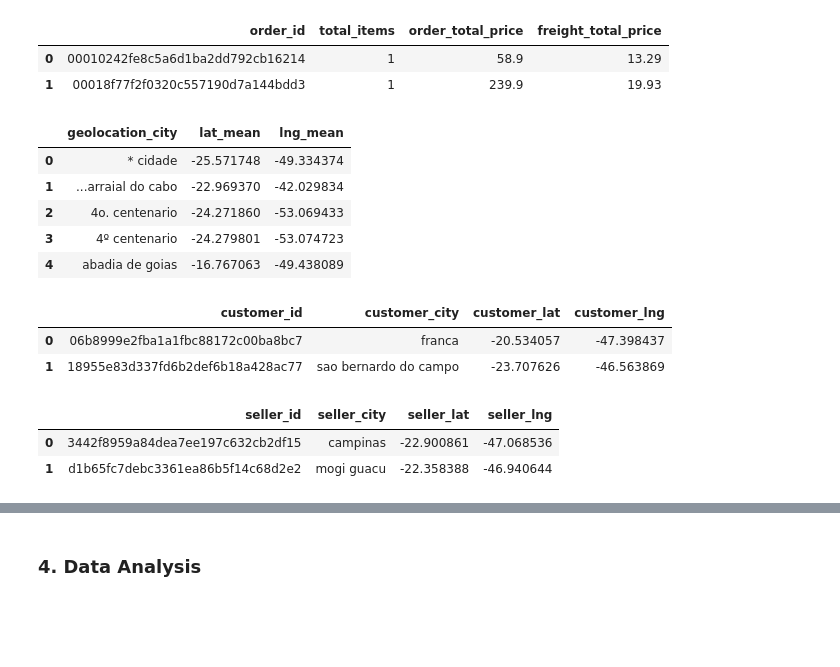
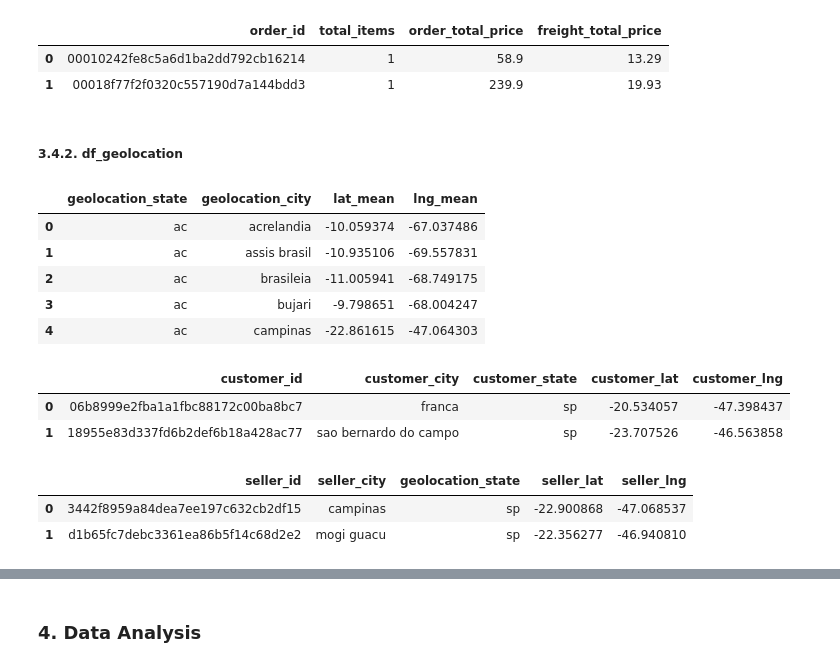
Before and after one commit to bruno-lima98/portfolio-olist-brazilian-ecommerce, a Jupyter notebook: main.ipynb, the cells around one changed output, grey strips where cells are left out. Drawn from its saved outputs; the diff is of its cells as text; code cells hidden in the pictures; blank space fills up the shorter version.

```diff
--- a/main.ipynb
+++ b/main.ipynb
@@ -296,40 +330,73 @@ df_group_orders.head(2)
+# %% [markdown]
+##### 3.4.2. df_geolocation
+# %%
+import unicodedata
+
+def limpar_texto(texto):
+    if isinstance(texto, str):
+        texto = unicodedata.normalize('NFKD', texto)
+        texto = ''.join(c for c in texto if not unicodedata.combining(c))
+        return texto.lower()
+    return texto
+# %%
+# google resarch, in Brasil the values of latitute and longitude must be between:
+# latitute: -33.751° and +5.272°
+# longitude: -73.991° and -33.751°
+
+df_geolocation = df_geolocation[
+    (df_geolocation["geolocation_lat"] > -34) &
+    (df_geolocation["geolocation_lat"] < 6)   &
+    (df_geolocation["geolocation_lng"] > -74) &
+    (df_geolocation["geolocation_lng"] < -34)
+    ]
 # %%
-df_city = df_geolocation.groupby(by="geolocation_city").agg(
+df_geolocation = df_geolocation.copy()
+
+df_geolocation["geolocation_city"] = df_geolocation["geolocation_city"].apply(limpar_texto)
+df_geolocation["geolocation_state"] = df_geolocation["geolocation_state"].apply(limpar_texto)
+
+df_city = df_geolocation.groupby(["geolocation_state", "geolocation_city"]).agg(
     lat_mean=("geolocation_lat", "mean"),
     lng_mean=("geolocation_lng", "mean")
 ).reset_index()
 
 df_city.head()
 # %% [output]
-|  | geolocation_city | lat_mean | lng_mean |
-| 0 | * cidade | -25.571748 | -49.334374 |
-| 1 | ...arraial do cabo | -22.969370 | -42.029834 |
-| 2 | 4o. centenario | -24.271860 | -53.069433 |
-| 3 | 4º centenario | -24.279801 | -53.074723 |
-| 4 | abadia de goias | -16.767063 | -49.438089 |
+|  | geolocation_state | geolocation_city | lat_mean | lng_mean |
+| 0 | ac | acrelandia | -10.059374 | -67.037486 |
+| 1 | ac | assis brasil | -10.935106 | -69.557831 |
+| 2 | ac | brasileia | -11.005941 | -68.749175 |
+| 3 | ac | bujari | -9.798651 | -68.004247 |
+| 4 | ac | campinas | -22.861615 | -47.064303 |
 # %%
-df_customer_geo = df_customer[["customer_id", "customer_city"]].merge(
-    df_city[["geolocation_city", "lat_mean", "lng_mean"]],
-    left_on="customer_city",
-    right_on="geolocation_city",
+df_customer["customer_city"] = df_customer["customer_city"].apply(limpar_texto)
+df_customer["customer_state"] = df_customer["customer_state"].apply(limpar_texto)
+
+df_customer_geo = df_customer[["customer_id", "customer_city", "customer_state"]].merge(
+    df_city[["geolocation_city", "geolocation_state", "lat_mean", "lng_mean"]],
+    left_on=["customer_city", "customer_state"],
+    right_on=["geolocation_city", "geolocation_state"],
     how="left"
-).drop(columns="geolocation_city").rename(columns={"lat_mean": "customer_lat", "lng_mean": "customer_lng"})
+).drop(columns=["geolocation_city", "geolocation_state"]).rename(columns={"lat_mean": "customer_lat", "lng_mean": "customer_lng"})
 
 df_customer_geo.head(2)
 # %% [output]
-|  | customer_id | customer_city | customer_lat | customer_lng |
-| 0 | 06b8999e2fba1a1fbc88172c00ba8bc7 | franca | -20.534057 | -47.398437 |
-| 1 | 18955e83d337fd6b2def6b18a428ac77 | sao bernardo do campo | -23.707626 | -46.563869 |
+|  | customer_id | customer_city | customer_state | customer_lat | customer_lng |
+| 0 | 06b8999e2fba1a1fbc88172c00ba8bc7 | franca | sp | -20.534057 | -47.398437 |
+| 1 | 18955e83d337fd6b2def6b18a428ac77 | sao bernardo do campo | sp | -23.707526 | -46.563858 |
 # %%
-df_seller_geo = df_sellers[["seller_id", "seller_city"]].merge(
-    df_city[["geolocation_city", "lat_mean", "lng_mean"]],
-    left_on="seller_city",
-    right_on="geolocation_city",
+df_sellers["seller_city"] = df_sellers["seller_city"].apply(limpar_texto)
+df_sellers["seller_state"] = df_sellers["seller_state"].apply(limpar_texto)
+
+df_seller_geo = df_sellers[["seller_id", "seller_city", "seller_state"]].merge(
+    df_city[["geolocation_city", "geolocation_state", "lat_mean", "lng_mean"]],
+    left_on=["seller_city", "seller_state"],
+    right_on=["geolocation_city", "geolocation_state"],
     how="left"
-).drop(columns="geolocation_city").rename(columns={"lat_mean": "seller_lat", "lng_mean": "seller_lng"})
+).drop(columns=["geolocation_city", "seller_state"]).rename(columns={"lat_mean": "seller_lat", "lng_mean": "seller_lng"})
 
 df_seller_geo.head(2)
 # %% [output]
-|  | seller_id | seller_city | seller_lat | seller_lng |
-| 0 | 3442f8959a84dea7ee197c632cb2df15 | campinas | -22.900861 | -47.068536 |
-| 1 | d1b65fc7debc3361ea86b5f14c68d2e2 | mogi guacu | -22.358388 | -46.940644 |
+|  | seller_id | seller_city | geolocation_state | seller_lat | seller_lng |
+| 0 | 3442f8959a84dea7ee197c632cb2df15 | campinas | sp | -22.900868 | -47.068537 |
+| 1 | d1b65fc7debc3361ea86b5f14c68d2e2 | mogi guacu | sp | -22.356277 | -46.940810 |
```
Also changed, not shown: parts of 35 cells of this notebook, 1 other file.
